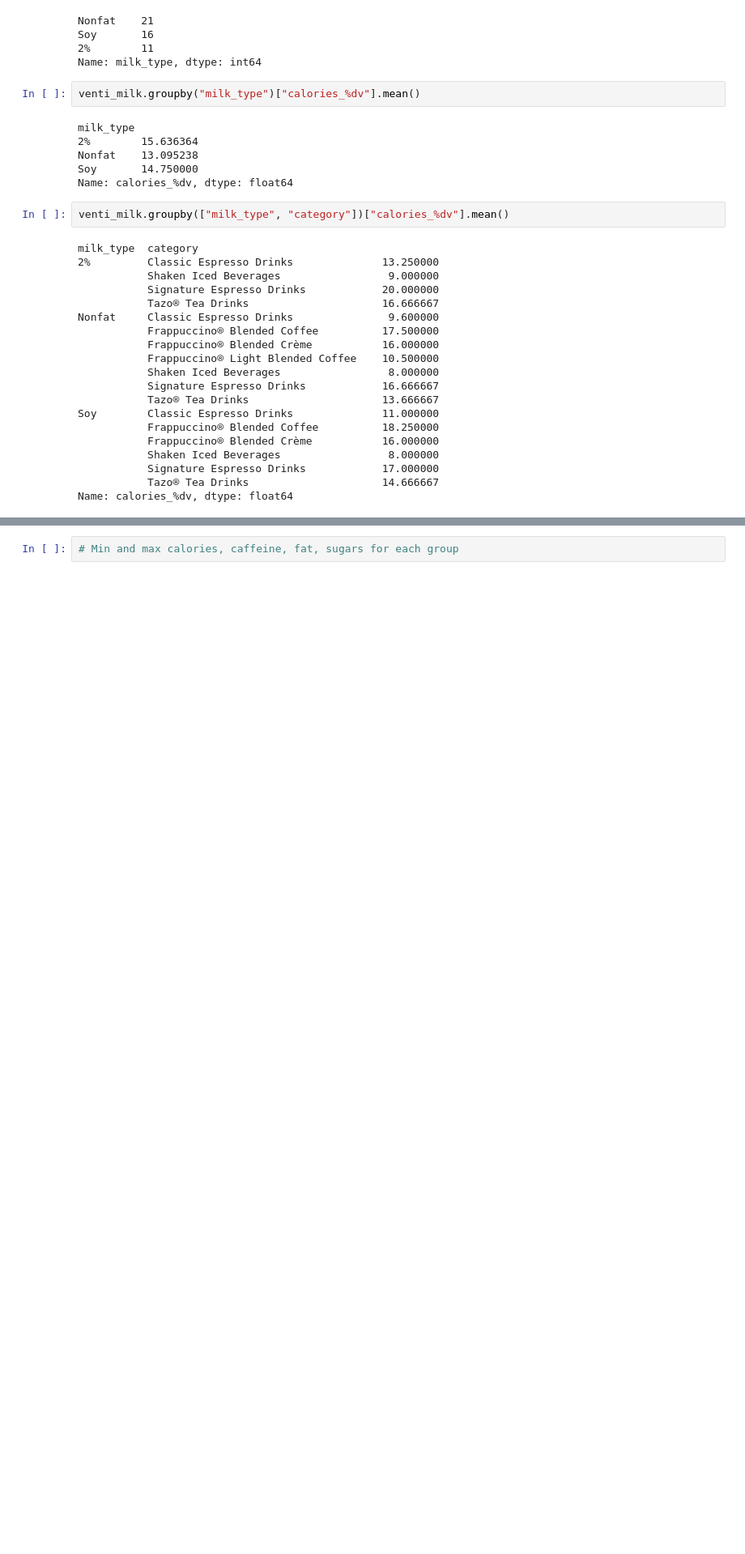
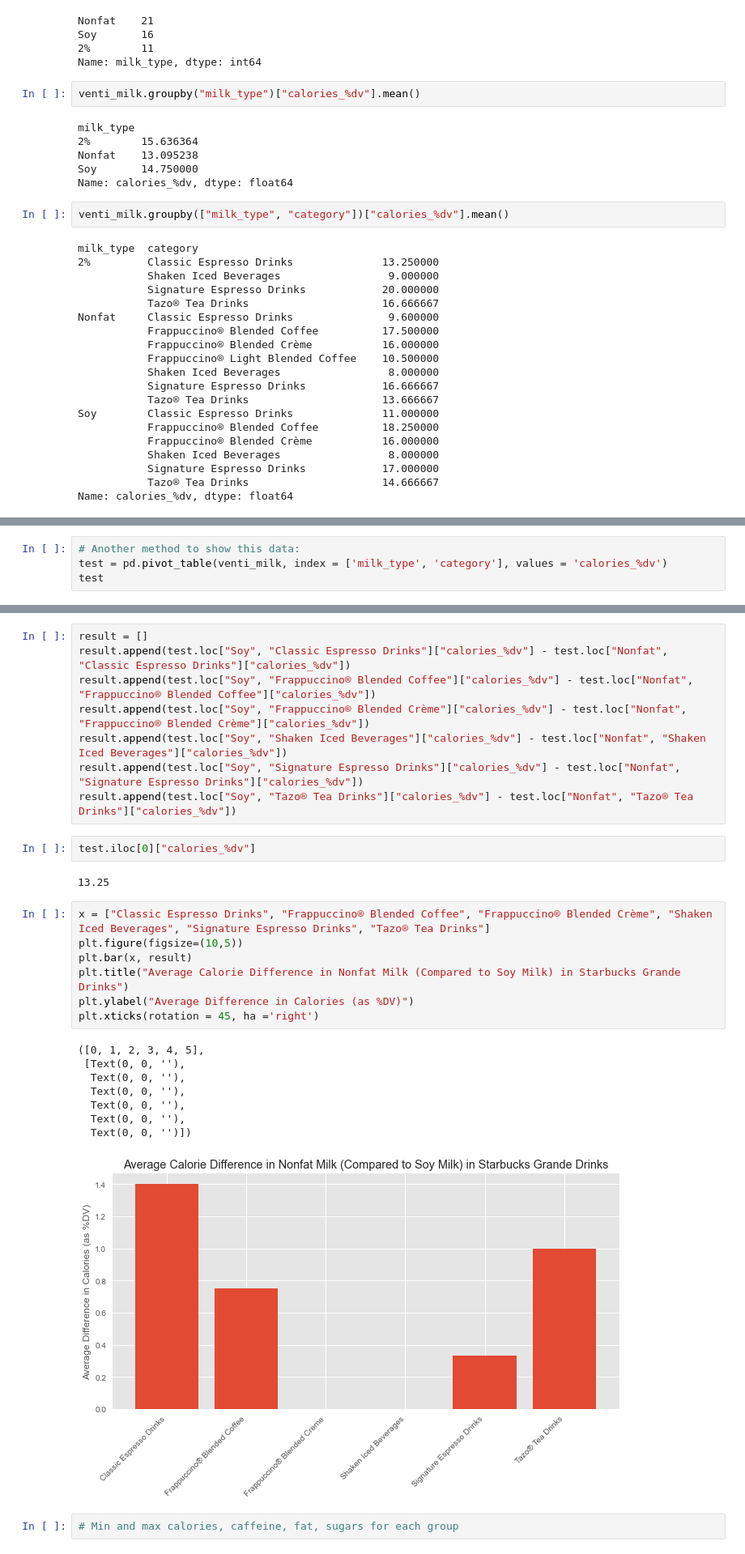
Before and after one commit to Ugi77/projects, a Jupyter notebook: NutritionAnalysisTour/desc_stats_pandas.ipynb, the cells around one changed output, grey strips where cells are left out. Shown: that part at 81% size. Drawn from its saved outputs; the diff is of its cells as text; blank space fills up the shorter version.

```diff
--- a/NutritionAnalysisTour/desc_stats_pandas.ipynb
+++ b/NutritionAnalysisTour/desc_stats_pandas.ipynb
@@ -212,0 +199,4 @@ Name: calories_%dv, dtype: float64
+# %%
+# Another method to show this data:
+test = pd.pivot_table(venti_milk, index = ['milk_type', 'category'], values = 'calories_%dv')
+test
@@ -213,2 +223,30 @@ Name: calories_%dv, dtype: float64
+# %%
+result = []
+result.append(test.loc["Soy", "Classic Espresso Drinks"]["calories_%dv"] - test.loc["Nonfat", "Classic Espresso Drinks"]["calories_%dv"])
+result.append(test.loc["Soy", "Frappuccino® Blended Coffee"]["calories_%dv"] - test.loc["Nonfat", "Frappuccino® Blended Coffee"]["calories_%dv"])
+result.append(test.loc["Soy", "Frappuccino® Blended Crème"]["calories_%dv"] - test.loc["Nonfat", "Frappuccino® Blended Crème"]["calories_%dv"])
+result.append(test.loc["Soy", "Shaken Iced Beverages"]["calories_%dv"] - test.loc["Nonfat", "Shaken Iced Beverages"]["calories_%dv"])
+result.append(test.loc["Soy", "Signature Espresso Drinks"]["calories_%dv"] - test.loc["Nonfat", "Signature Espresso Drinks"]["calories_%dv"])
+result.append(test.loc["Soy", "Tazo® Tea Drinks"]["calories_%dv"] - test.loc["Nonfat", "Tazo® Tea Drinks"]["calories_%dv"])
+# %%
+test.iloc[0]["calories_%dv"]
+# %% [output]
+13.25
+# %%
+x = ["Classic Espresso Drinks", "Frappuccino® Blended Coffee", "Frappuccino® Blended Crème", "Shaken Iced Beverages", "Signature Espresso Drinks", "Tazo® Tea Drinks"]
+plt.figure(figsize=(10,5))
+plt.bar(x, result)
+plt.title("Average Calorie Difference in Nonfat Milk (Compared to Soy Milk) in Starbucks Grande Drinks")
+plt.ylabel("Average Difference in Calories (as %DV)")
+plt.xticks(rotation = 45, ha ='right')
+# %% [output]
+([0, 1, 2, 3, 4, 5],
+ [Text(0, 0, ''),
+  Text(0, 0, ''),
+  Text(0, 0, ''),
+  Text(0, 0, ''),
+  Text(0, 0, ''),
+  Text(0, 0, '')])
+[figure, added]
 # %%
 # Min and max calories, caffeine, fat, sugars for each group
```
Also changed, not shown: parts of 5 cells of this notebook.
